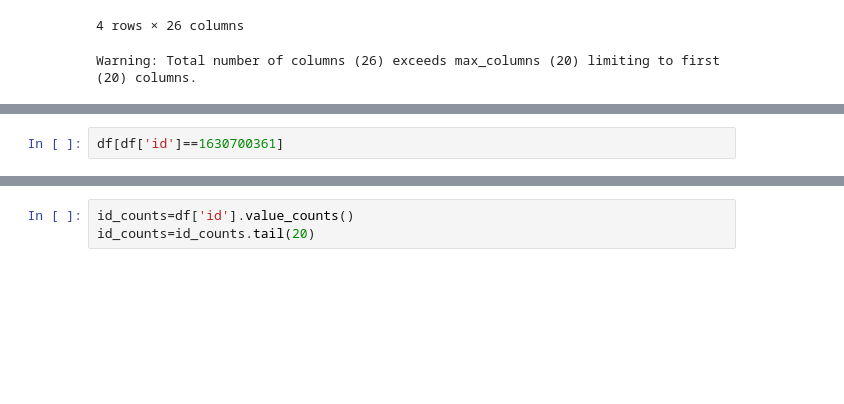
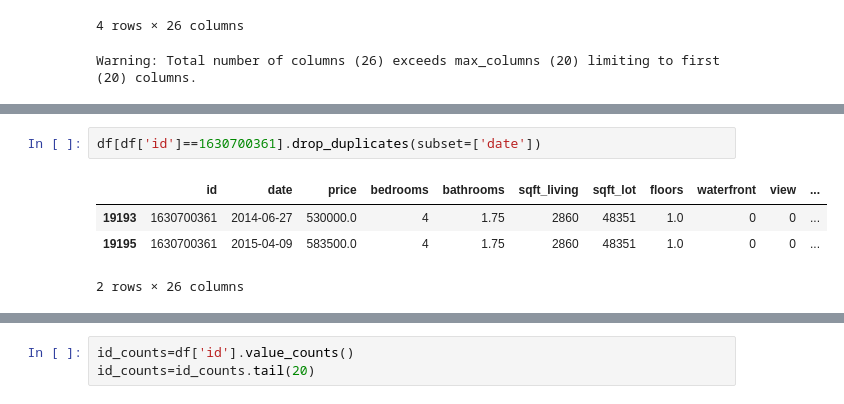
Before and after one commit to ramon-santana-silva/miniprojeto01, a Jupyter notebook: roofimoveis.ipynb, the cells around one changed output, grey strips where cells are left out. Drawn from its saved outputs; the diff is of its cells as text; blank space fills up the shorter version.

```diff
--- a/roofimoveis.ipynb
+++ b/roofimoveis.ipynb
@@ -326,2 +379,7 @@ df[df['id']==526059224].drop_duplicate
 # %%
-df[df['id']==1630700361]
+df[df['id']==1630700361].drop_duplicates(subset=['date'])
+# %% [output]
+|  | id | date | price | bedrooms | bathrooms | sqft_living | sqft_lot | floors | waterfront | view | ... |
+| 19193 | 1630700361 | 2014-06-27 | 530000.0 | 4 | 1.75 | 2860 | 48351 | 1.0 | 0 | 0 | ... |
+| 19195 | 1630700361 | 2015-04-09 | 583500.0 | 4 | 1.75 | 2860 | 48351 | 1.0 | 0 | 0 | ... |
+2 rows × 26 columns
```
Also changed, not shown: parts of 17 cells of this notebook.
